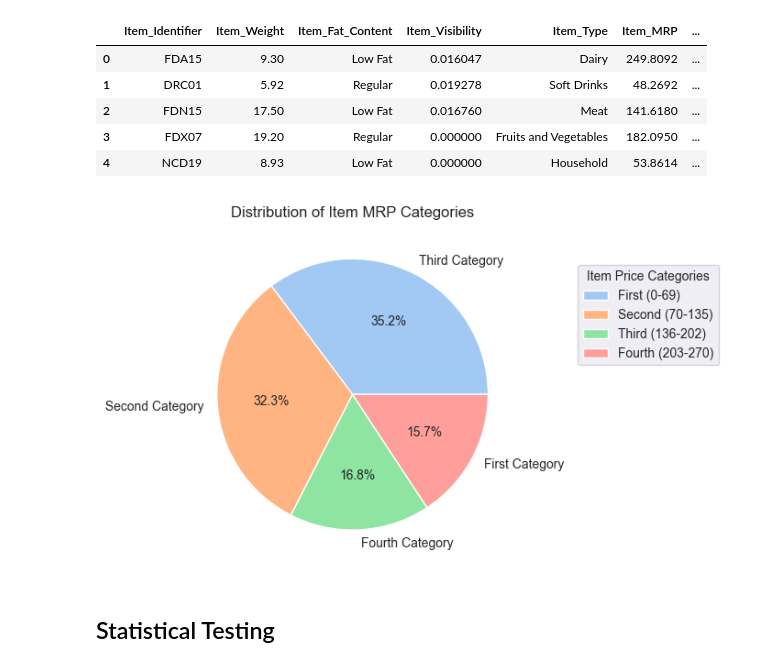
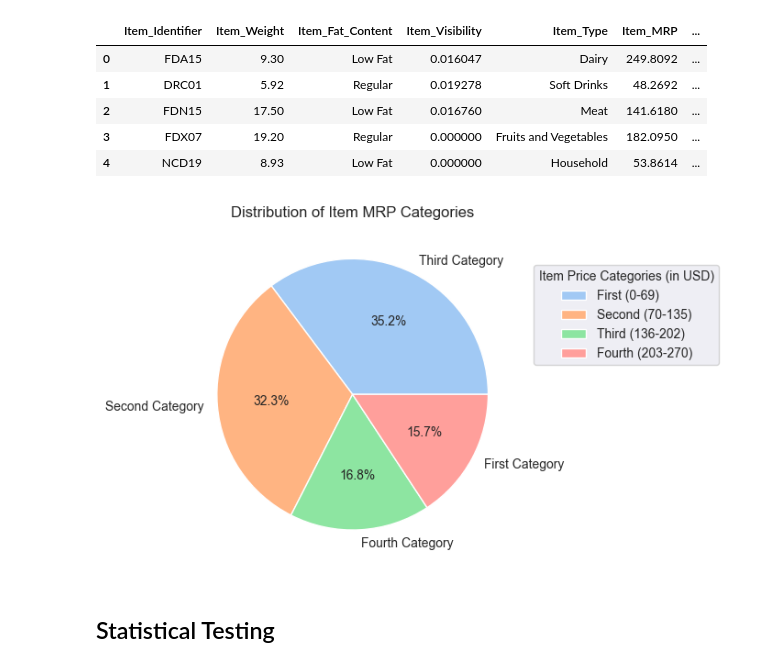
Before and after one commit to NiharikaTHub/ECommerce_Sales_Prediction, a Jupyter notebook: Notebook/Feature Engineering.ipynb, the cells around one changed output. Drawn from its saved outputs; the diff is of its cells as text; code cells hidden in the pictures.

```diff
--- a/Notebook/Feature Engineering.ipynb
+++ b/Notebook/Feature Engineering.ipynb
@@ -264,19 +264,19 @@ df.head()
 # %%
 # Distribution of Item MRP Categories 0-69, 70-135, 136-202, 203-270
 
 plt.pie(df['Item_MRP_Categories'].value_counts(),
         labels=df['Item_MRP_Categories'].value_counts().index,
         autopct='%.1f%%',
         colors=sns.color_palette('pastel'))
 
 plt.title('Distribution of Item MRP Categories')
 labels = ['First (0-69)', 'Second (70-135)',
           'Third (136-202)', 'Fourth (203-270)']
-plt.legend(labels, title='Item Price Categories', loc='upper right', bbox_to_anchor=(1.6, 0.9))
+plt.legend(labels, title='Item Price Categories (in USD)', loc='upper right', bbox_to_anchor=(1.6, 0.9))
 
 plt.show()
 # %% [output]
-[figure, old version]
+[figure, new version]
 # %% [markdown]
 ## Statistical Testing
 # %%
```
Also changed, not shown: parts of 12 cells of this notebook, 2 other files.
